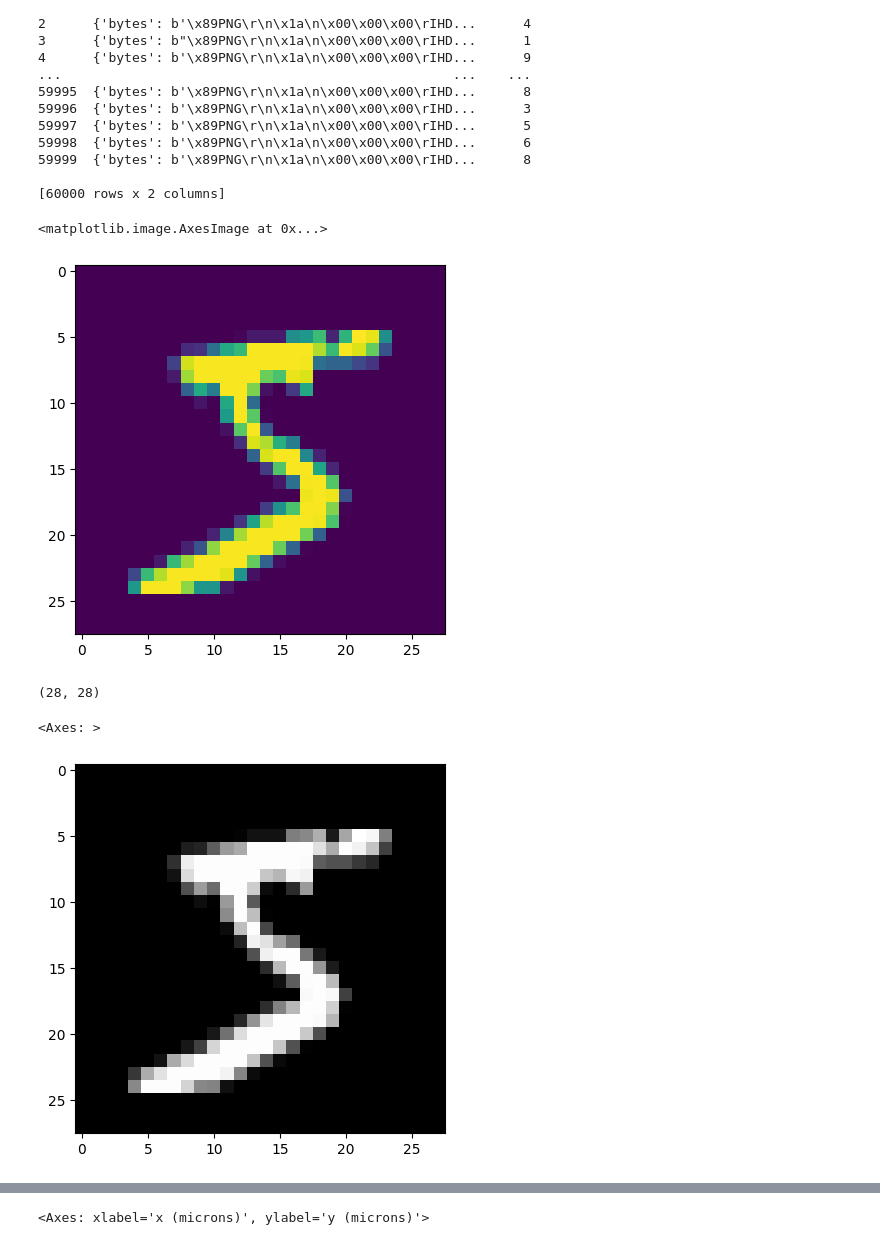
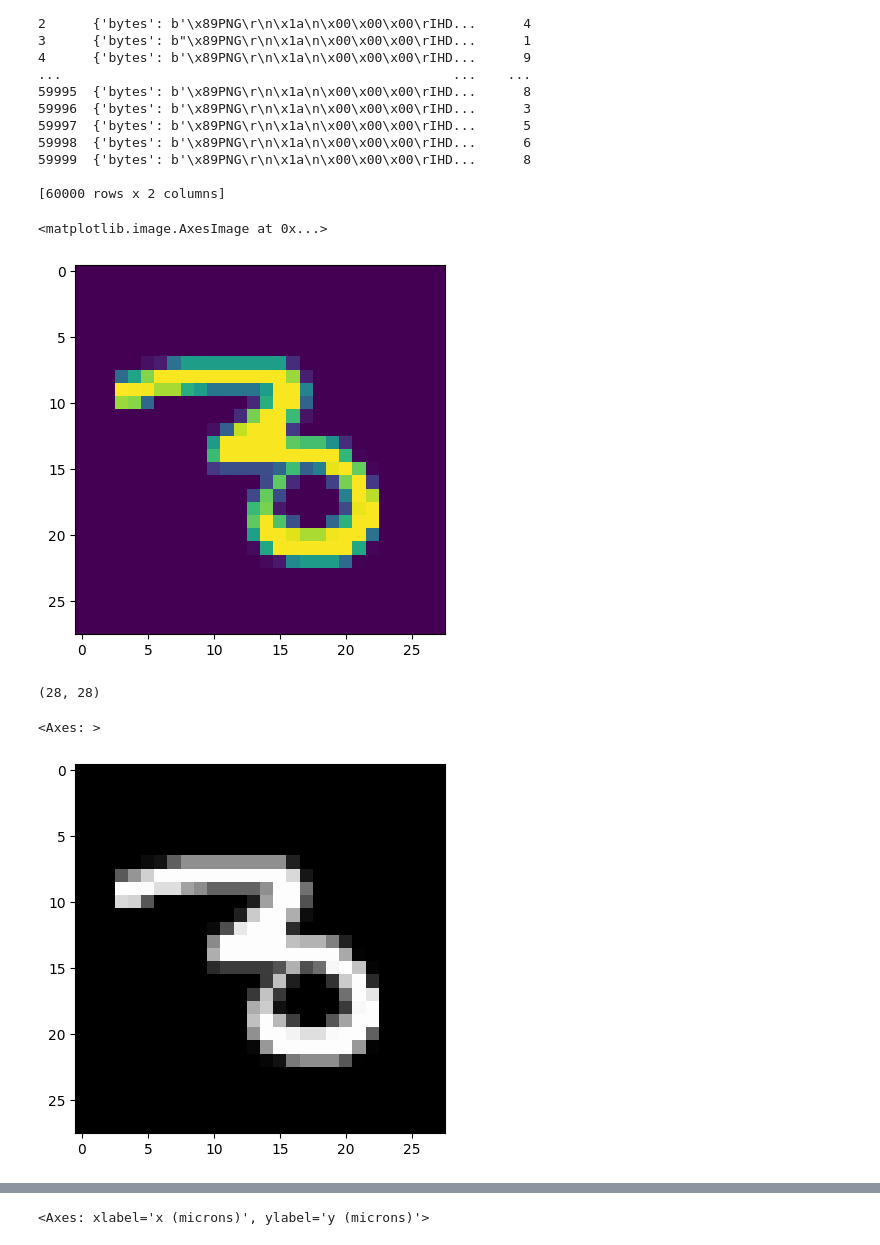
Before and after one commit to realmatthewpeng/percept, a Jupyter notebook: test_notebooks/phosphene_generator_test.ipynb, the cells around one changed output, grey strips where cells are left out. Saved outputs shown, nothing was run; the diff lists cells and outputs as text; code cells hidden in the pictures.

```diff
--- a/test_notebooks/phosphene_generator_test.ipynb
+++ b/test_notebooks/phosphene_generator_test.ipynb
@@ -35,11 +35,11 @@ print(df)
 [60000 rows x 2 columns]
 # %%
 %matplotlib inline
-image = Image.open(io.BytesIO(df["image"].iloc[0]['bytes']))
+image = Image.open(io.BytesIO(df["image"].iloc[30]['bytes']))
 plt.imshow(image)
 # %% [output]
 <matplotlib.image.AxesImage at 0x...>
-[figure, old version]
+[figure, new version]
 # %%
 img = np.array(image)
 img.shape
@@ -50,5 +50,5 @@ stim = p2p.stimuli.ImageStimulus(img)
 stim.plot()
 # %% [output]
 <Axes: >
-[figure, old version]
+[figure, new version]
 # %%
```
Also changed, not shown: parts of 6 cells of this notebook, 3 other files.
